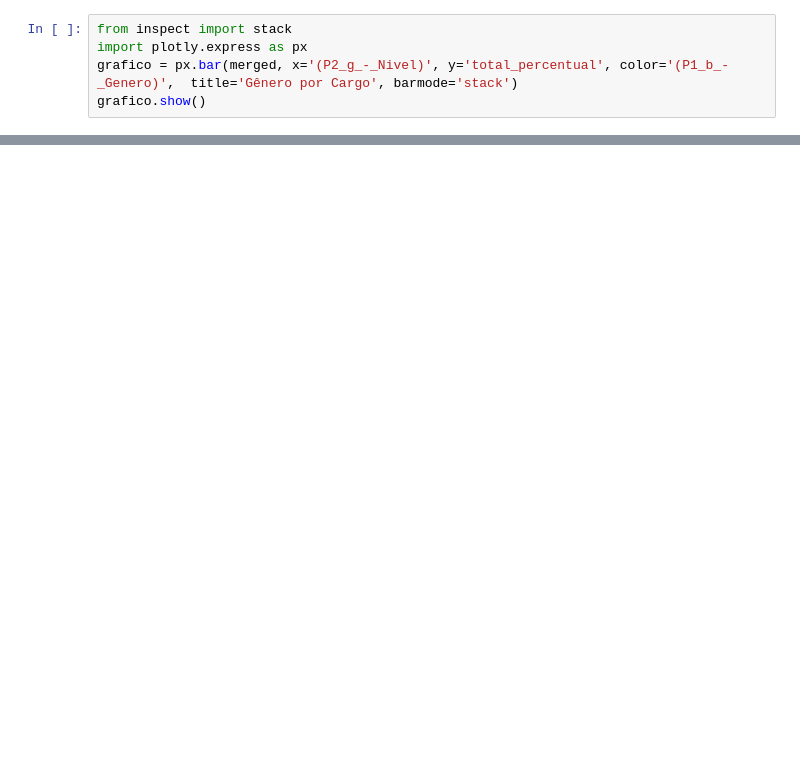
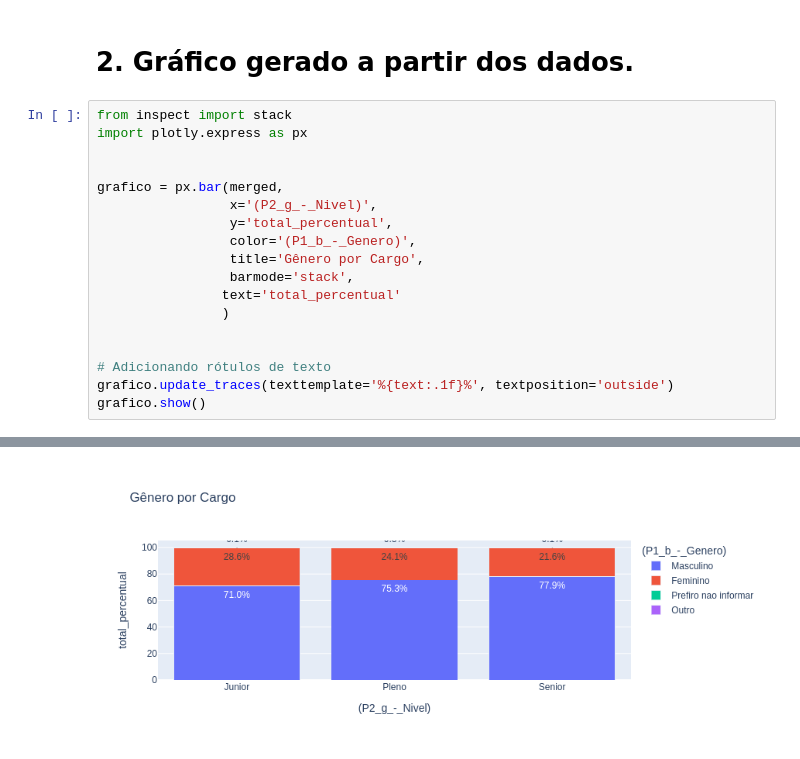
Before and after one commit to joaolucassb/state-of-data-brazil-2023, a Jupyter notebook: notebooks/modelos/02_Distribuição_de_genero_por_nivel_de_cargo.ipynb, the cells around one changed output, grey strips where cells are left out. Drawn from its saved outputs; the diff is of its cells as text; blank space fills up the shorter version.

Commit message:
:recycle: refactor: Alterado o formato como dos dados são exibidos e descrição dos blocos de código.

```diff
--- a/notebooks/modelos/02_Distribuição_de_genero_por_nivel_de_cargo.ipynb
+++ b/notebooks/modelos/02_Distribuição_de_genero_por_nivel_de_cargo.ipynb
@@ -89,6 +91,21 @@ print(merged[['(P2_g_-_Nivel)', '(P1_b_-_Genero)', 'total', 'total_percentual']]
+# %% [markdown]
+# 2. Gráfico gerado a partir dos dados.
 # %%
 from inspect import stack
 import plotly.express as px
-grafico = px.bar(merged, x='(P2_g_-_Nivel)', y='total_percentual', color='(P1_b_-_Genero)',  title='Gênero por Cargo', barmode='stack')
+
+
+grafico = px.bar(merged,
+                 x='(P2_g_-_Nivel)',
+                 y='total_percentual',
+                 color='(P1_b_-_Genero)',
+                 title='Gênero por Cargo',
+                 barmode='stack',
+                text='total_percentual'
+                )
+
+
+# Adicionando rótulos de texto
+grafico.update_traces(texttemplate='%{text:.1f}%', textposition='outside')
 grafico.show()
 # %% [output]
@@ -95,0 +112 @@ grafico.show()
+[figure, added]
```
Also changed, not shown: parts of 8 cells of this notebook.
